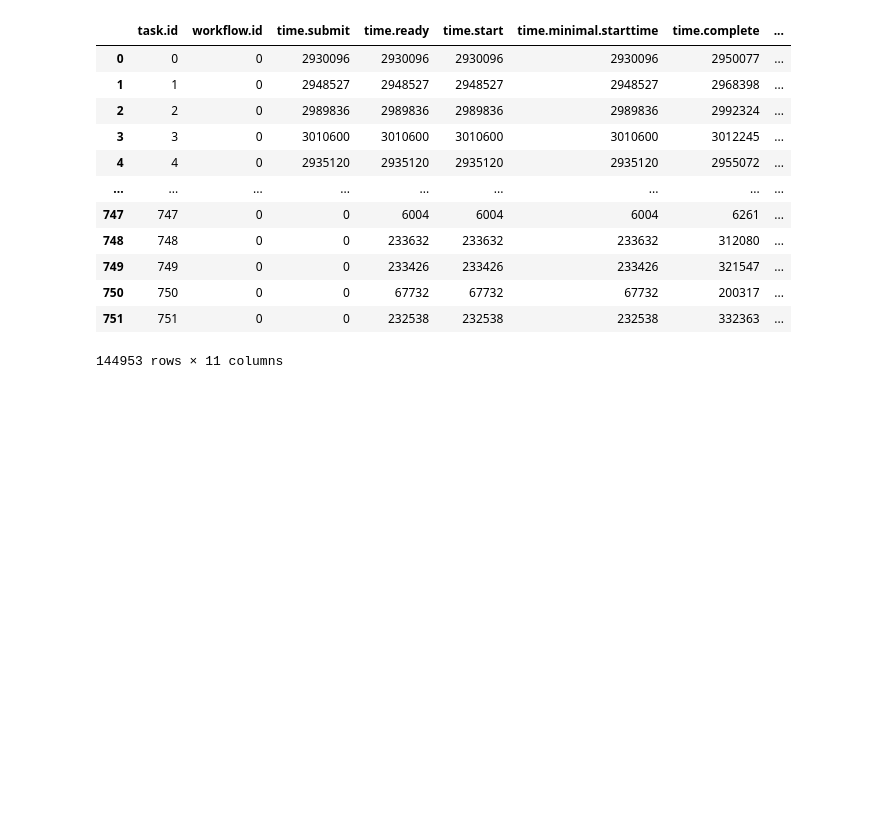
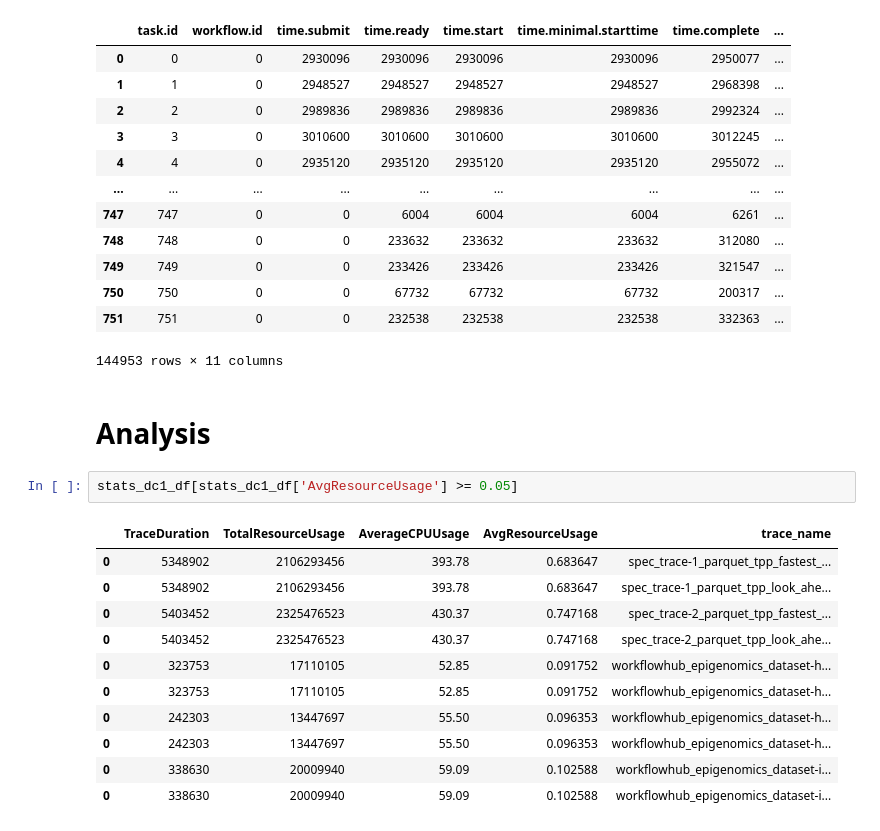
Before and after one commit to Raiduy/gdc-energy-efficiency-analysis, a Jupyter notebook: experiment_result_processing.ipynb, the cells around one changed output. Drawn from its saved outputs; the diff is of its cells as text; blank space fills up the shorter version.

```diff
--- a/experiment_result_processing.ipynb
+++ b/experiment_result_processing.ipynb
@@ -165,3 +162,19 @@ lookahead_performance_dc1
 | 750 | 750 | 0 | 0 | 67732 | 67732 | 67732 | 200317 | ... |
 | 751 | 751 | 0 | 0 | 232538 | 232538 | 232538 | 332363 | ... |
 144953 rows × 11 columns
+# %% [markdown]
+# Analysis
+# %%
+stats_dc1_df[stats_dc1_df['AvgResourceUsage'] >= 0.05]
+# %% [output]
+|  | TraceDuration | TotalResourceUsage | AverageCPUUsage | AvgResourceUsage | trace_name |
+| 0 | 5348902 | 2106293456 | 393.78 | 0.683647 | spec_trace-1_parquet_tpp_fastest_... |
+| 0 | 5348902 | 2106293456 | 393.78 | 0.683647 | spec_trace-1_parquet_tpp_look_ahe... |
+| 0 | 5403452 | 2325476523 | 430.37 | 0.747168 | spec_trace-2_parquet_tpp_fastest_... |
+| 0 | 5403452 | 2325476523 | 430.37 | 0.747168 | spec_trace-2_parquet_tpp_look_ahe... |
+| 0 | 323753 | 17110105 | 52.85 | 0.091752 | workflowhub_epigenomics_dataset-h... |
+| 0 | 323753 | 17110105 | 52.85 | 0.091752 | workflowhub_epigenomics_dataset-h... |
+| 0 | 242303 | 13447697 | 55.50 | 0.096353 | workflowhub_epigenomics_dataset-h... |
+| 0 | 242303 | 13447697 | 55.50 | 0.096353 | workflowhub_epigenomics_dataset-h... |
+| 0 | 338630 | 20009940 | 59.09 | 0.102588 | workflowhub_epigenomics_dataset-i... |
+| 0 | 338630 | 20009940 | 59.09 | 0.102588 | workflowhub_epigenomics_dataset-i... |
```
Also changed, not shown: parts of 10 cells of this notebook.
